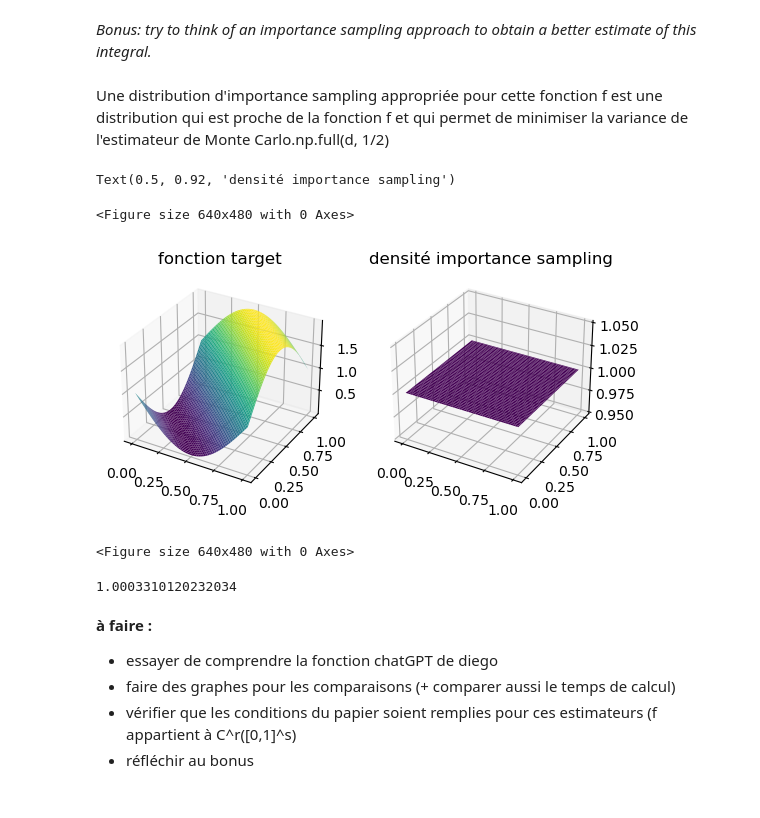
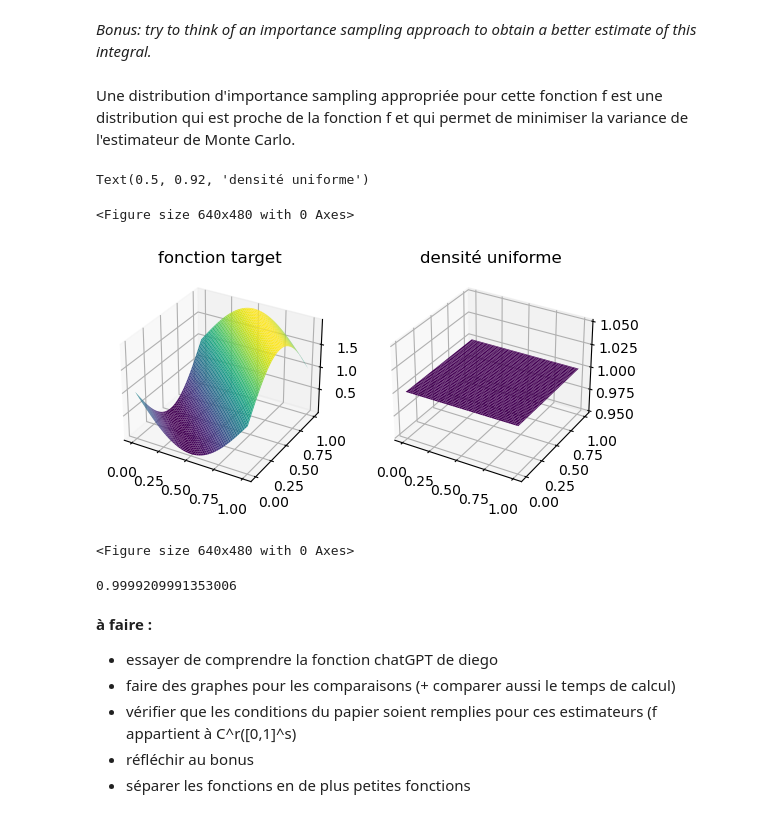
Before and after one commit to mchabrol/Monte-carlo, a Jupyter notebook: ProjetStrat.ipynb, the cells around one changed output. Drawn from its saved outputs; the diff is of its cells as text; code cells hidden in the pictures.

```diff
--- a/ProjetStrat.ipynb
+++ b/ProjetStrat.ipynb
@@ -241,5 +243,5 @@ Haber's estimator of order 2: 0.9999972517459069
 *Bonus: try to think of an importance sampling approach to obtain a better estimate
 of this integral.*
 # %% [markdown]
-Une distribution d'importance sampling appropriée pour cette fonction f est une distribution qui est proche de la fonction f et qui permet de minimiser la variance de l'estimateur de Monte Carlo.np.full(d, 1/2)
+Une distribution d'importance sampling appropriée pour cette fonction f est une distribution qui est proche de la fonction f et qui permet de minimiser la variance de l'estimateur de Monte Carlo.
 # %%
@@ -252,26 +255,27 @@ u = np.random.uniform(low=-1, high=1, size=(10, 2))
 def g2D(u,v):
     return((u>=0)*(v>=0)*(u<=1)*(v<=1))
 # %%
+#visualisation des 2 densités
 x1 = np.linspace(0, 1, num=100)
 x2 = np.linspace(0, 1, num=100)
 X1, X2 = np.meshgrid(x1, x2)
 Z = f2D(X1, X2)
 fig = plt.figure()
 fig, (ax1, ax2) = plt.subplots(ncols=2, subplot_kw={'projection': '3d'})
 ax1.plot_surface(X1, X2, Z, cmap='viridis')
 ax1.set_title('fonction target')
 
 x1 = np.linspace(0, 1, num=100)
 x2 = np.linspace(0, 1, num=100)
 X1, X2 = np.meshgrid(x1, x2)
 Z = g2D(X1, X2)
 fig = plt.figure()
 ax2.plot_surface(X1, X2, Z, cmap='viridis')
-ax2.set_title('densité importance sampling')
+ax2.set_title('densité uniforme')
 # %% [output]
-Text(0.5, 0.92, 'densité importance sampling')
+Text(0.5, 0.92, 'densité uniforme')
 <Figure size 640x480 with 0 Axes>
-[figure, old version]
+[figure, new version]
 <Figure size 640x480 with 0 Axes>
 # %%
 from scipy.stats import multivariate_normal
@@ -284,12 +288,13 @@ def importance_sampling(f, g, N, d):
     #error = np.sqrt(np.var(weights) / n_samples)
     return integral
 
-importance_sampling(f, g, N = 10000000, d = 2)
+importance_sampling(f, g, N = 100000000, d = 2)
 # %% [output]
-1.0003310120232034
+0.9999209991353006
 # %% [markdown]
 **à faire :**
 - essayer de comprendre la fonction chatGPT de diego
 - faire des graphes pour les comparaisons (+ comparer aussi le temps de calcul)
 - vérifier que les conditions du papier soient remplies pour ces estimateurs (f appartient à C^r([0,1]^s)
 - réfléchir au bonus
+- séparer les fonctions en de plus petites fonctions
```
Also changed, not shown: parts of 12 cells of this notebook.
